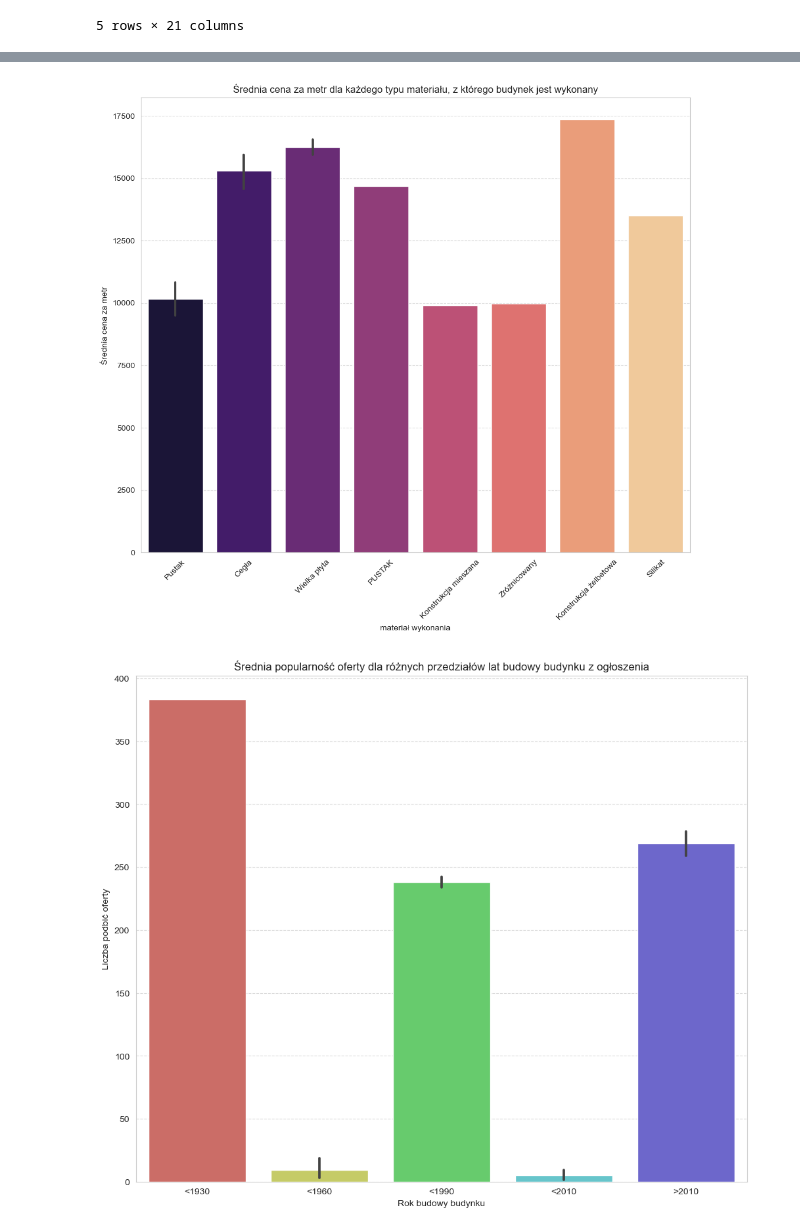
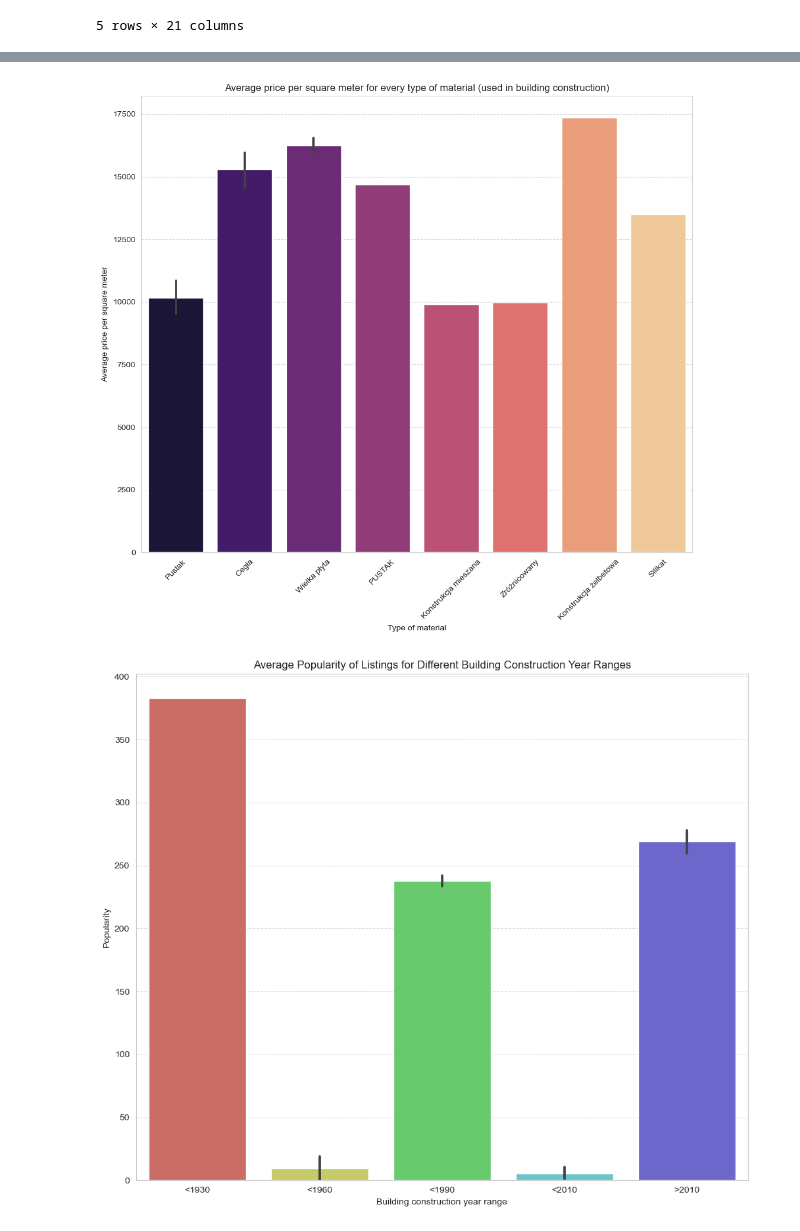
Before and after one commit to mat7039/ETL-Analysis-ML-predictions, a Jupyter notebook: 7.Data_visualization.ipynb, the cells around one changed output, grey strips where cells are left out. Saved outputs shown, nothing was run; the diff lists cells and outputs as text; code cells hidden in the pictures.

```diff
--- a/7.Data_visualization.ipynb
+++ b/7.Data_visualization.ipynb
@@ -84,19 +84,19 @@ plt.grid(axis='y', linestyle='--', alpha=0.7)
 # %%
 sns.barplot(df, x='material', y='price/m', palette="magma")
 plt.xticks(rotation=45)
-plt.title('Średnia cena za metr dla każdego typu materiału, z którego budynek jest wykonany')
-plt.xlabel('materiał wykonania')
-plt.ylabel('Średnia cena za metr')
+plt.title('Average price per square meter for every type of material (used in building construction)')
+plt.xlabel('Type of material')
+plt.ylabel('Average price per square meter')
 plt.grid(axis='y', linestyle='--', alpha=0.7)
 # %% [output]
-[figure, old version]
+[figure, new version]
 # %%
 sns.set_palette(palette='hls')
 sns.barplot(df, x='years_bins', y='upvotes')
-plt.title('Średnia popularność oferty dla różnych przedziałów lat budowy budynku z ogłoszenia')
-plt.xlabel('Rok budowy budynku')
-plt.ylabel('Liczba podbić oferty')
+plt.title('Average Popularity of Listings for Different Building Construction Year Ranges')
+plt.xlabel('Building construction year range')
+plt.ylabel('Popularity')
 plt.grid(axis='y', linestyle='--', alpha=0.7)
 # %% [output]
-[figure, old version]
+[figure, new version]
 # %% [markdown]
```
Also changed, not shown: parts of 20 cells of this notebook, 10 other files.
